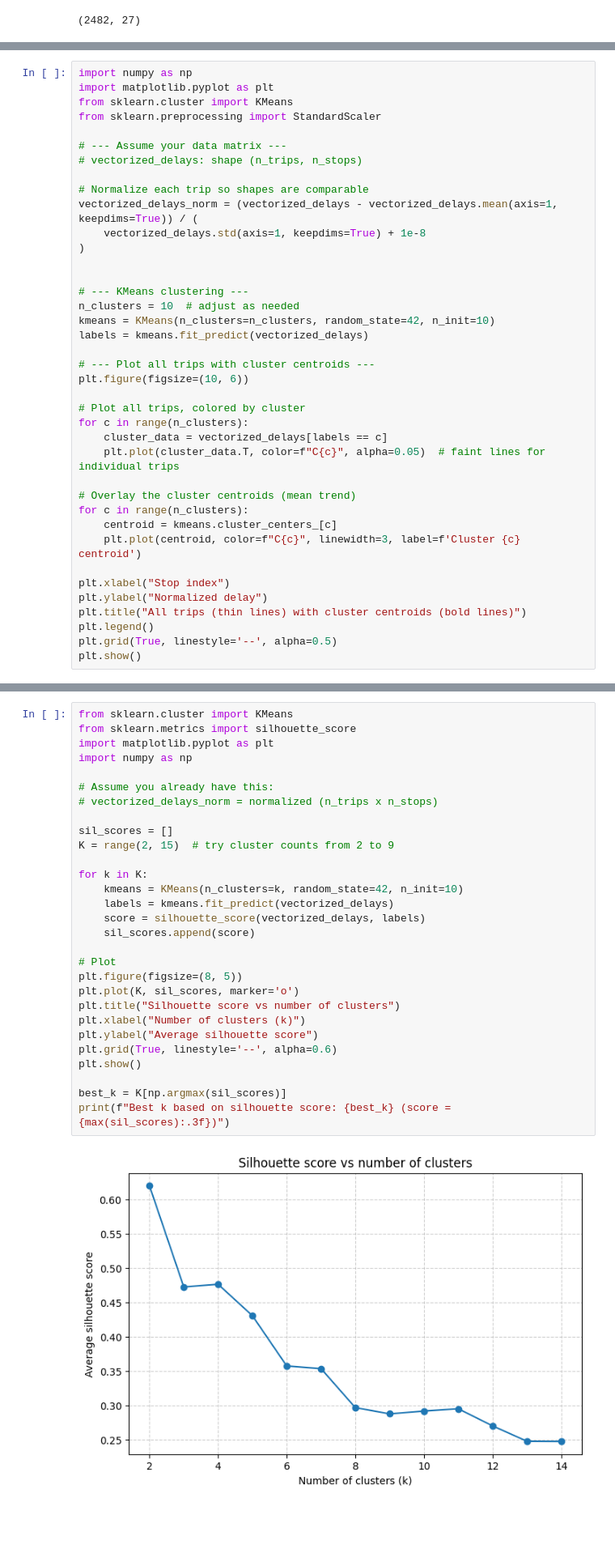
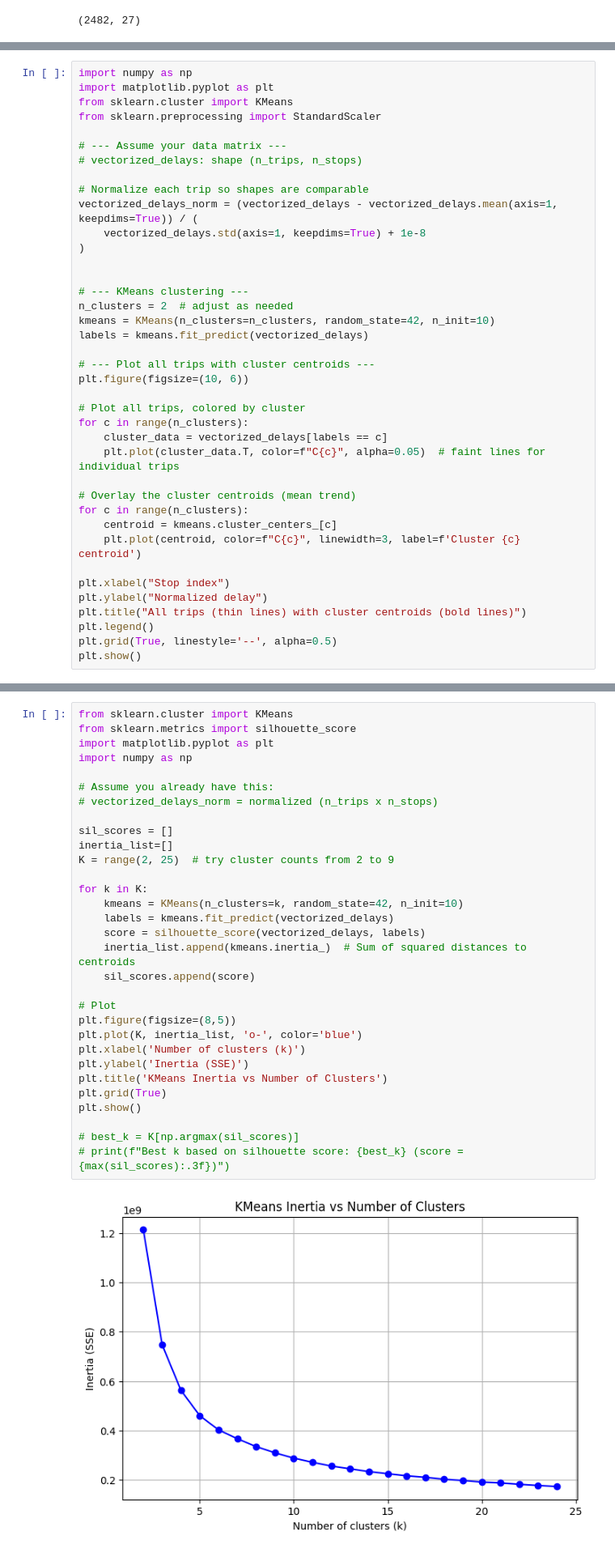
Before and after one commit to Gioalf/AH2179, a Jupyter notebook: project/AIprojectGioAlf.ipynb, the cells around one changed output, grey strips where cells are left out. Shown at 81% size. Drawn from its saved outputs; the diff is of its cells as text; blank space fills up the shorter version.

```diff
--- a/project/AIprojectGioAlf.ipynb
+++ b/project/AIprojectGioAlf.ipynb
@@ -1743,7 +1694,7 @@ vectorized_delays_norm = (vectorized_delays - vectorized_delays.mean(axis=1, kee
 
 
 # --- KMeans clustering ---
-n_clusters = 10  # adjust as needed
+n_clusters = 2  # adjust as needed
 kmeans = KMeans(n_clusters=n_clusters, random_state=42, n_init=10)
 labels = kmeans.fit_predict(vectorized_delays)
 
@@ -1771,31 +1722,33 @@ plt.show()
 # %%
 from sklearn.cluster import KMeans
 from sklearn.metrics import silhouette_score
 import matplotlib.pyplot as plt
 import numpy as np
 
 # Assume you already have this:
 # vectorized_delays_norm = normalized (n_trips x n_stops)
 
 sil_scores = []
-K = range(2, 15)  # try cluster counts from 2 to 9
+inertia_list=[]
+K = range(2, 25)  # try cluster counts from 2 to 9
 
 for k in K:
     kmeans = KMeans(n_clusters=k, random_state=42, n_init=10)
     labels = kmeans.fit_predict(vectorized_delays)
     score = silhouette_score(vectorized_delays, labels)
+    inertia_list.append(kmeans.inertia_)  # Sum of squared distances to centroids
     sil_scores.append(score)
 
 # Plot
-plt.figure(figsize=(8, 5))
-plt.plot(K, sil_scores, marker='o')
-plt.title("Silhouette score vs number of clusters")
-plt.xlabel("Number of clusters (k)")
-plt.ylabel("Average silhouette score")
-plt.grid(True, linestyle='--', alpha=0.6)
+plt.figure(figsize=(8,5))
+plt.plot(K, inertia_list, 'o-', color='blue')
+plt.xlabel('Number of clusters (k)')
+plt.ylabel('Inertia (SSE)')
+plt.title('KMeans Inertia vs Number of Clusters')
+plt.grid(True)
 plt.show()
 
-best_k = K[np.argmax(sil_scores)]
-print(f"Best k based on silhouette score: {best_k} (score = {max(sil_scores):.3f})")
+# best_k = K[np.argmax(sil_scores)]
+# print(f"Best k based on silhouette score: {best_k} (score = {max(sil_scores):.3f})")
 # %% [output]
-[figure, old version]
+[figure, new version]
```
Also changed, not shown: parts of 14 cells of this notebook.
